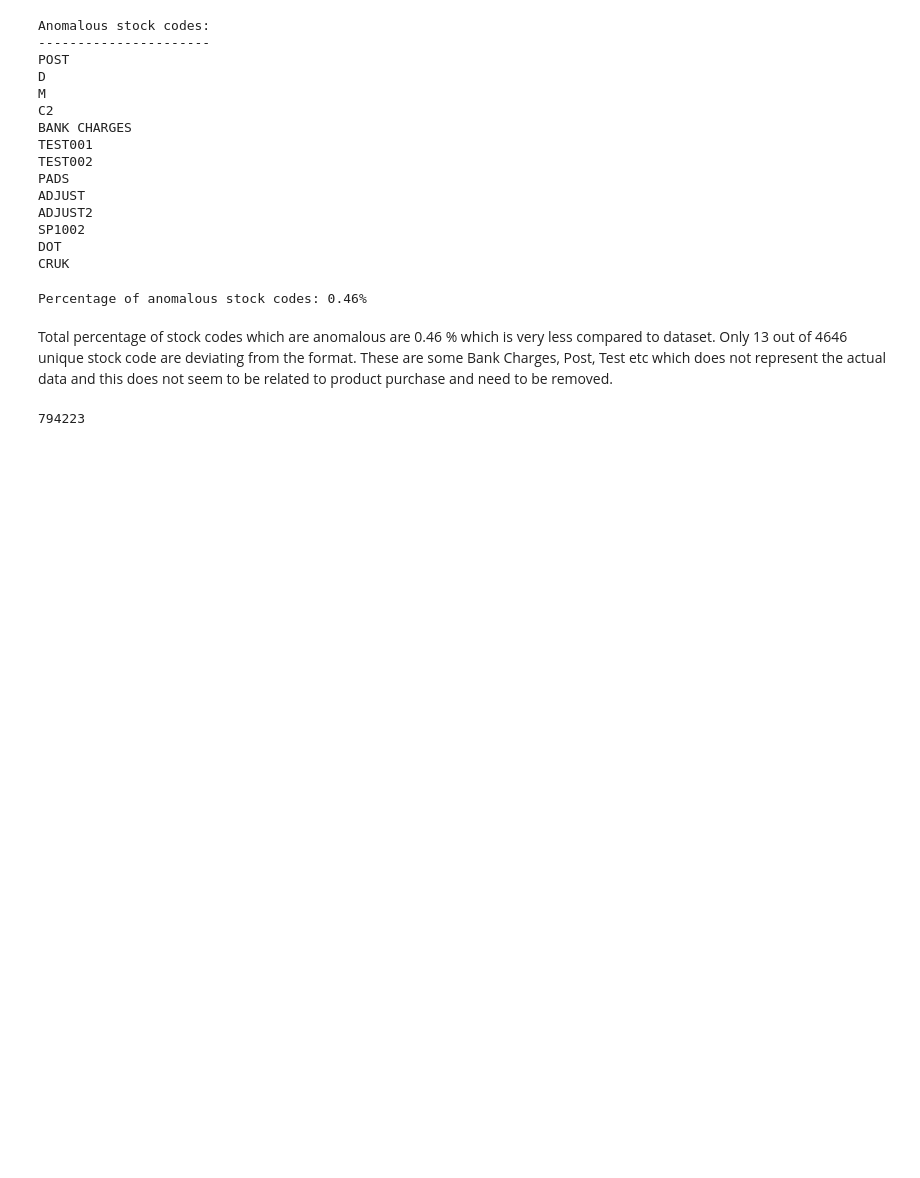
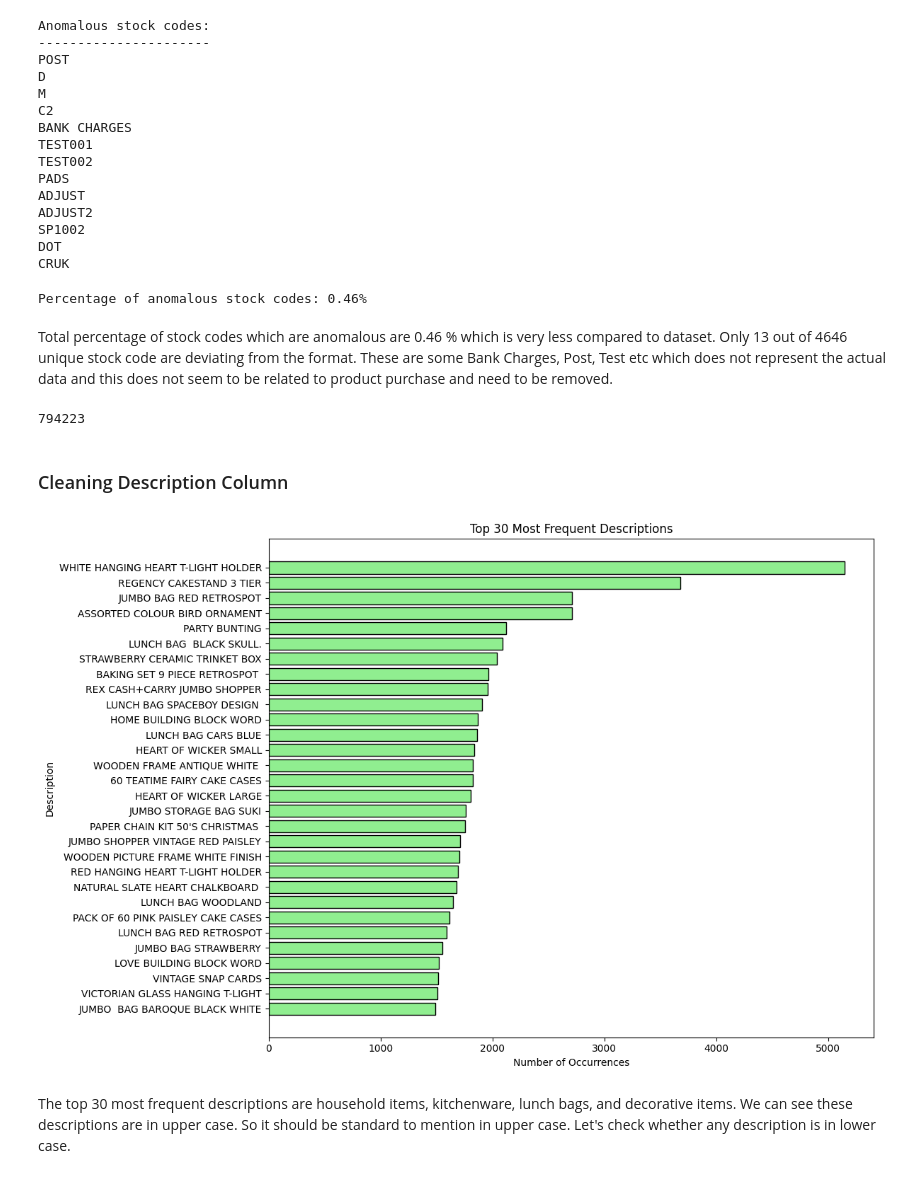
Before and after one commit to samithcsachi/Customer-Segmentation-Retention-Strategy, a Jupyter notebook: research/01_exploratory_analysis_and_business_insights.ipynb, the cells around one changed output. Drawn from its saved outputs; the diff is of its cells as text; code cells hidden in the pictures; blank space fills up the shorter version.

```diff
--- a/research/01_exploratory_analysis_and_business_insights.ipynb
+++ b/research/01_exploratory_analysis_and_business_insights.ipynb
@@ -524,3 +569,25 @@ df = df[~df['StockCode'].isin(anomalous_stock_codes)]
 df.shape[0]
 # %% [output]
 794223
+# %% [markdown]
+### Cleaning Description Column
+# %%
+description_counts = df['Description'].value_counts()
+
+top_30_descriptions = description_counts[:30]
+
+plt.figure(figsize=(12,8))
+plt.barh(top_30_descriptions.index[::-1], top_30_descriptions.values[::-1], color='lightgreen', edgecolor='black')
+
+
+plt.xlabel('Number of Occurrences')
+plt.ylabel('Description')
+plt.title('Top 30 Most Frequent Descriptions')
+
+plt.tight_layout()
+fig.savefig("../assets/Top 30 Most Frequent Descriptions.png")
+plt.show()
+# %% [output]
+[figure, added]
+# %% [markdown]
+The top 30 most frequent descriptions are household items, kitchenware, lunch bags, and decorative items. We can see these descriptions are in upper case. So it should be standard to mention in upper case. Let's check whether any description is in lower case.
```
Also changed, not shown: parts of 87 cells of this notebook, 24 other files.
